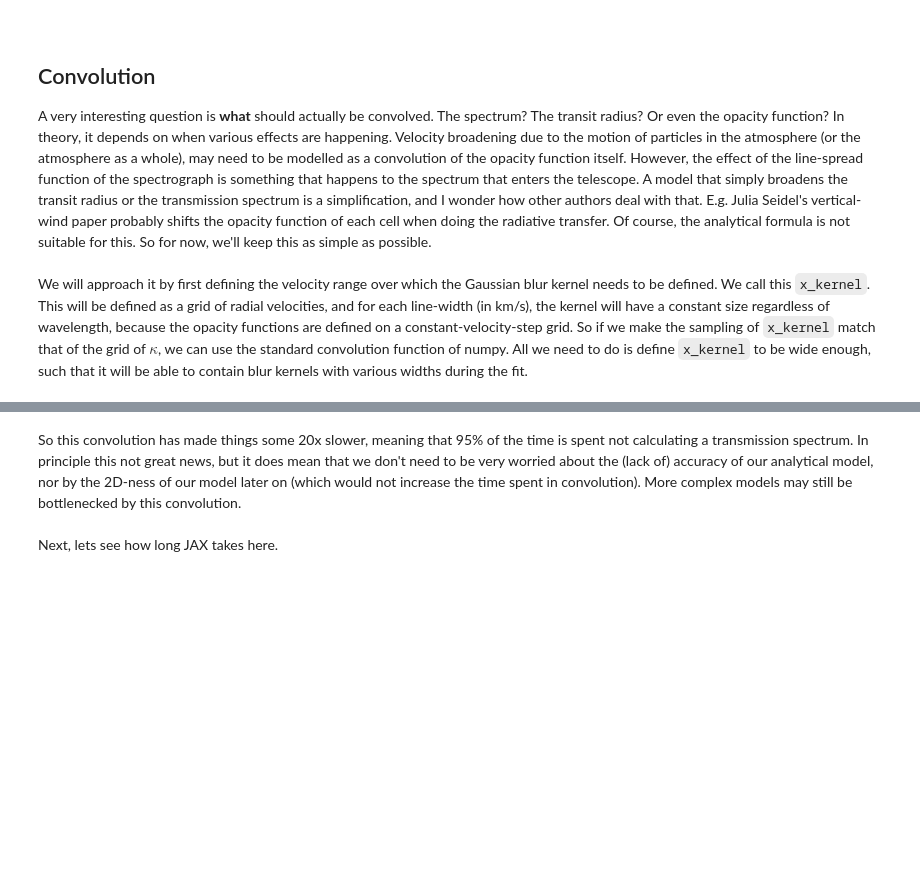
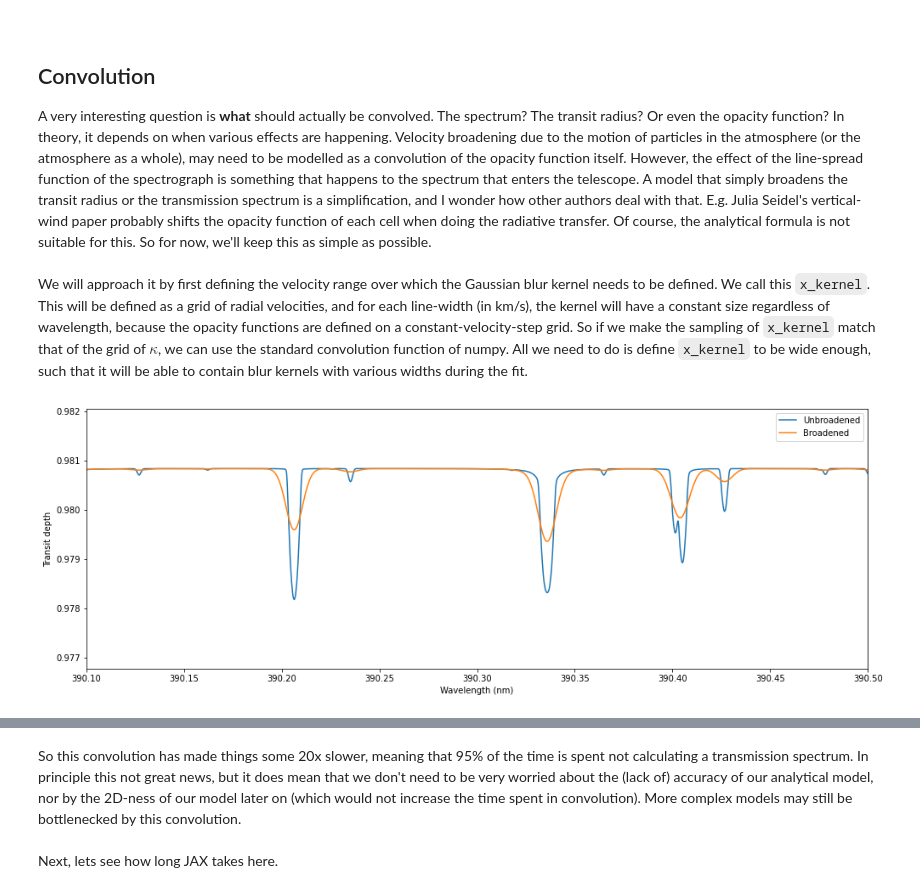
Before and after one commit to Hoeijmakers/jax-hires-coffee, a Jupyter notebook: hires-transmission-hk17.ipynb, the cells around one changed output, grey strips where cells are left out. Cells and saved outputs as stored; diff of their text form; code cells hidden in the pictures; blank space fills up the shorter version.

```diff
--- a/hires-transmission-hk17.ipynb
+++ b/hires-transmission-hk17.ipynb
@@ -417,7 +448,7 @@ def model_jax(p,wl,kappa_grid):
 if not batch:
     #The timed comparison:
     N=300
-    p = [2500.0,-5.0,-1.0,-2.0,-2.0,1.0]# The model parameters: T, Fe, 2 other species relative to Fe, log(k0), c0.
+    p = [2500.0,-5.0,-1.0,-2.0,-1.5,-2.0,1.0]# The model parameters: T, Fe, 2 other species relative to Fe, log(k0), c0.
     t1=ut.start()
     for i in range(N):
         model_numpy(p,wld,kappa_grid)
@@ -485,31 +519,33 @@ sfwhm = 2*jnp.sqrt(2*np.log(2))#2.355...
 #We calculate what range we want for the convolution kernel.
 mf=5.0#max_fwhm_expected
 nf=4.0#How many times wider the kernel is compared to the fwhm of the lsf?
 k_size = int(mf/dv*nf)
 if k_size%2 == 0: k_size+=1#Make sure that it is odd.
 x_kernel = (jnp.arange(k_size)-(k_size-1)/2)*dv #This places 0 directly in the middle; and serves as the x axis of our convolution. On-the-fly, this will be used to calculate a gaussian with which to convolve.
 
 
 
 if not batch:
     fx = model_numpy(p,wld,kappa_grid)
-    p2 = [2500.0,-5.0,-1.0,-2.0,-2.0,1.0,3.0]
+    p2 = [2500.0,-5.0,-1.0,-2.0,-1.5,-2.0,1.0,3.0]
     fx_b = model_conv_numpy(p2,wld,kappa_grid,x_kernel)
     yrange = np.max(fx)-np.min(fx)
     plt.figure(figsize=(14,5))
     plt.plot(wli,fx,label='Unbroadened')
     plt.plot(wli,fx_b,label='Broadened')
     plt.legend()
     plt.xlim(390.1,390.5)
     plt.xlabel('Wavelength (nm)')
     plt.ylabel('Transit depth')
     plt.ylim(np.max(fx)-yrange,np.max(fx)+0.3*yrange)
     plt.tight_layout()
     plt.show()
 
     N=20#We need to decrease the number here, because convolution is slow.
     t1=ut.start()
     for i in range(N):
         model_conv_numpy(p2,wld,kappa_grid,x_kernel)
     t2 = ut.end(t1,silent=True)/N
     print(f'Elapsed time per numpy model: {np.round(t2*1000,3)} ms')
+# %% [output]
+[figure, added]
```
Also changed, not shown: parts of 19 cells of this notebook, 1 other file.
